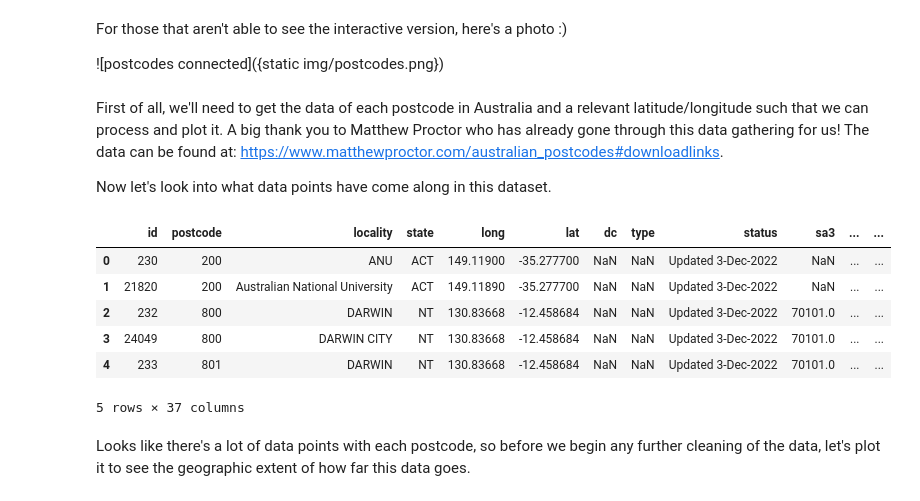
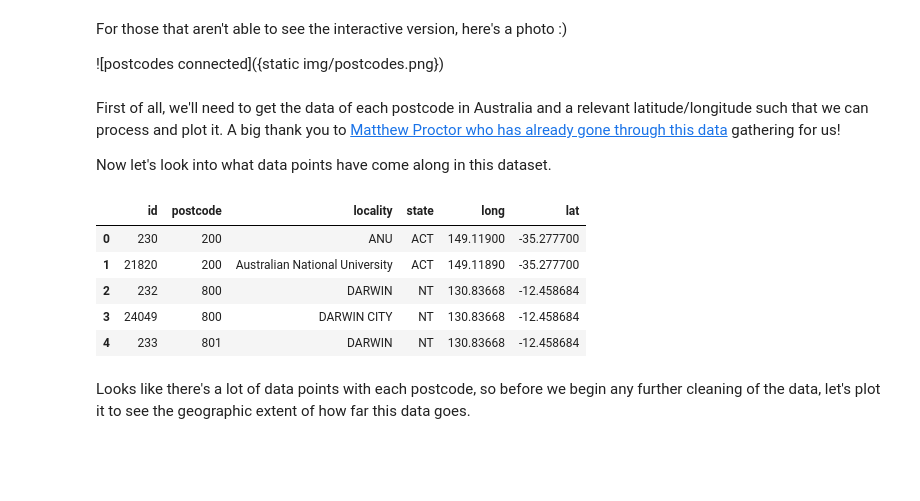
Before and after one commit to JackMcKew/jackmckew.dev, a Jupyter notebook: content/2023/link-post-codes/notebooks/link-post-codes.ipynb, the cells around one changed output. Drawn from its saved outputs; the diff is of its cells as text; code cells hidden in the pictures; blank space fills up the shorter version.

```diff
--- a/content/2023/link-post-codes/notebooks/link-post-codes.ipynb
+++ b/content/2023/link-post-codes/notebooks/link-post-codes.ipynb
@@ -10,21 +10,20 @@ For those that aren't able to see the interactive version, here's a photo :)
 
 ![postcodes connected]({static img/postcodes.png})
 # %% [markdown]
-First of all, we'll need to get the data of each postcode in Australia and a relevant latitude/longitude such that we can process and plot it. A big thank you to Matthew Proctor who has already gone through this data gathering for us! The data can be found at: https://www.matthewproctor.com/australian_postcodes#downloadlinks.
+First of all, we'll need to get the data of each postcode in Australia and a relevant latitude/longitude such that we can process and plot it. A big thank you to [Matthew Proctor who has already gone through this data](https://www.matthewproctor.com/australian_postcodes#downloadlinks) gathering for us!
 
 Now let's look into what data points have come along in this dataset.
 # %%
 import geopandas as gpd
 df = gpd.pd.read_csv('../data/australian_postcodes.csv')
-df.head()
+df.iloc[:5,:6]
 # %% [output]
-|  | id | postcode | locality | state | long | lat | dc | type | status | sa3 | ... | ... |
-| 0 | 230 | 200 | ANU | ACT | 149.11900 | -35.277700 | NaN | NaN | Updated 3-Dec-2022 | NaN | ... | ... |
-| 1 | 21820 | 200 | Australian National University | ACT | 149.11890 | -35.277700 | NaN | NaN | Updated 3-Dec-2022 | NaN | ... | ... |
-| 2 | 232 | 800 | DARWIN | NT | 130.83668 | -12.458684 | NaN | NaN | Updated 3-Dec-2022 | 70101.0 | ... | ... |
-| 3 | 24049 | 800 | DARWIN CITY | NT | 130.83668 | -12.458684 | NaN | NaN | Updated 3-Dec-2022 | 70101.0 | ... | ... |
-| 4 | 233 | 801 | DARWIN | NT | 130.83668 | -12.458684 | NaN | NaN | Updated 3-Dec-2022 | 70101.0 | ... | ... |
+|  | id | postcode | locality | state | long | lat |
+| 0 | 230 | 200 | ANU | ACT | 149.11900 | -35.277700 |
+| 1 | 21820 | 200 | Australian National University | ACT | 149.11890 | -35.277700 |
+| 2 | 232 | 800 | DARWIN | NT | 130.83668 | -12.458684 |
+| 3 | 24049 | 800 | DARWIN CITY | NT | 130.83668 | -12.458684 |
+| 4 | 233 | 801 | DARWIN | NT | 130.83668 | -12.458684 |
-5 rows × 37 columns
 # %% [markdown]
 Looks like there's a lot of data points with each postcode, so before we begin any further cleaning of the data, let's plot it to see the geographic extent of how far this data goes.
 # %%
```
